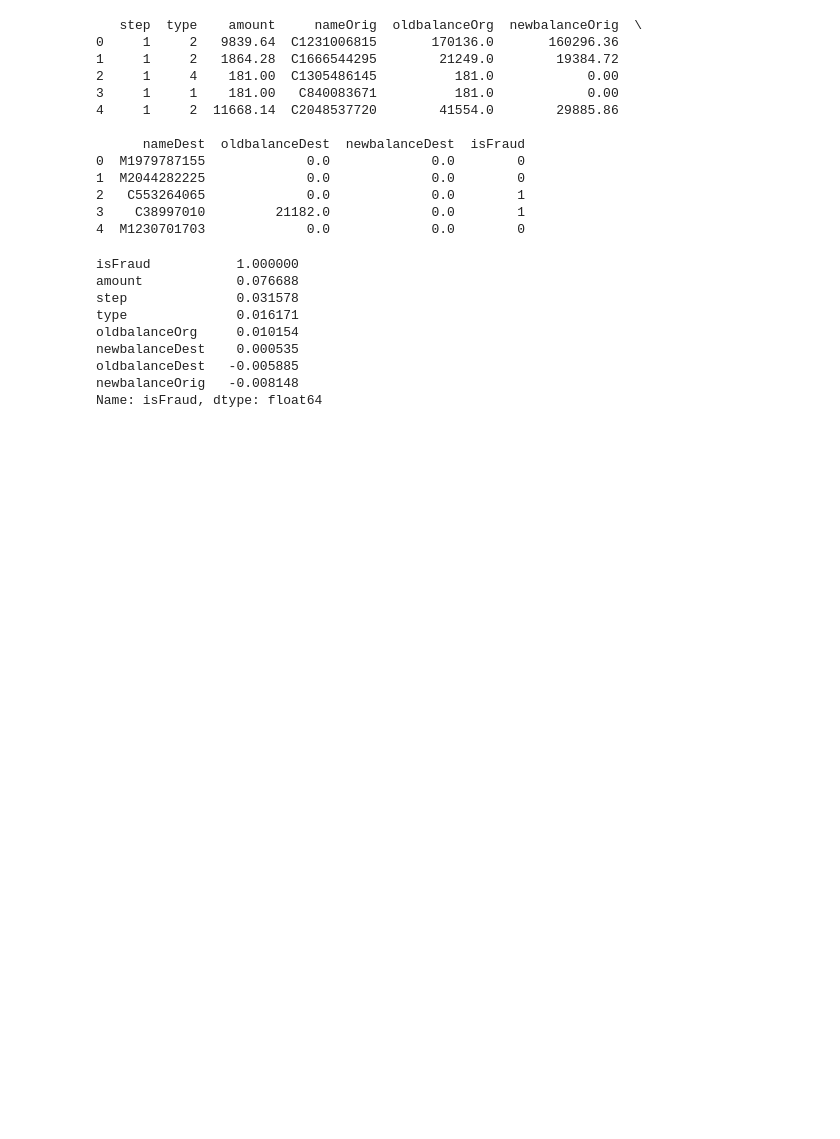
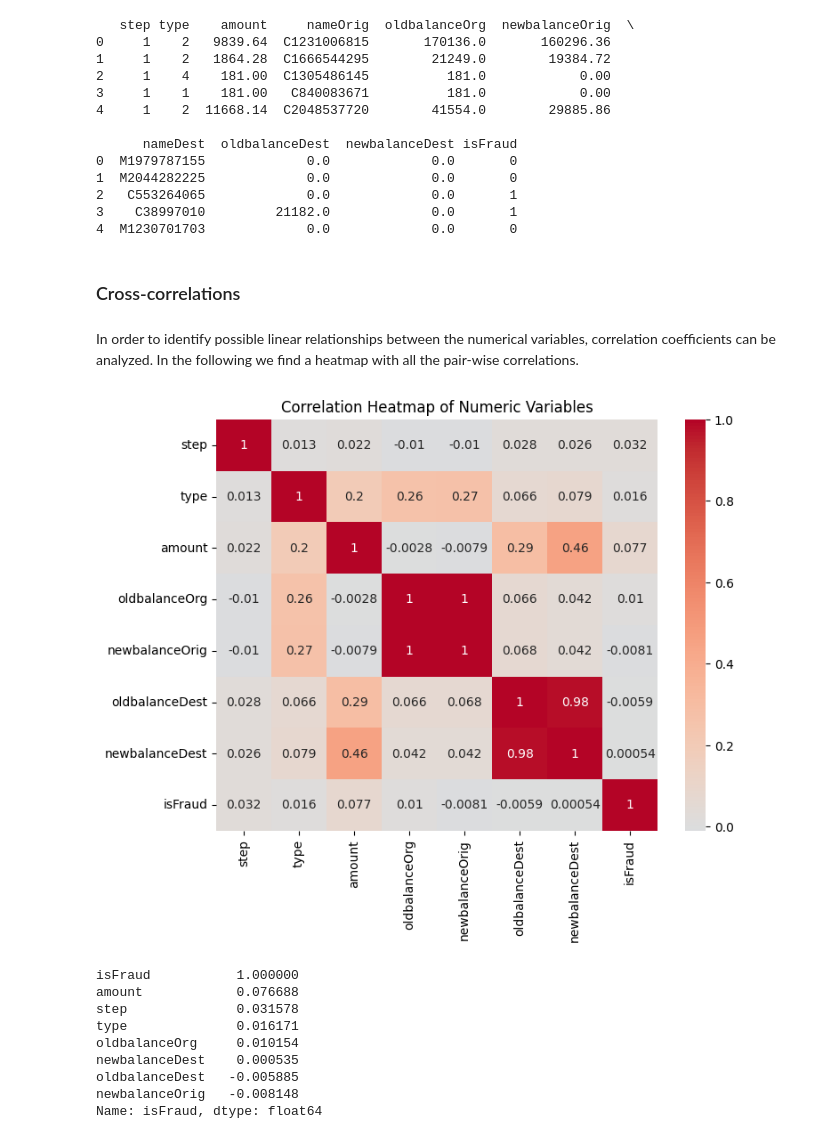
Before and after one commit to Matias-Barcelo/Project-II, a Jupyter notebook: leire.ipynb, the cells around one changed output. Saved outputs shown, nothing was run; the diff lists cells and outputs as text; code cells hidden in the pictures; blank space fills up the shorter version.

```diff
--- a/leire.ipynb
+++ b/leire.ipynb
@@ -102,3 +261,21 @@ print(data.head())
+# %% [markdown]
+### Cross-correlations
+# %% [markdown]
+In order to identify possible linear relationships between the numerical variables, correlation coefficients can be analyzed. In the following we find a heatmap with all the pair-wise correlations.
+# %%
+import matplotlib.pyplot as plt
+import seaborn as sns
+
+# Compute the correlation matrix
+correlation = data.iloc[:,[0,1,2,4,5,7,8,9]].corr()
+
+# Create a heatmap of the correlation matrix
+plt.figure(figsize=(8, 6))
+sns.heatmap(correlation, annot=True, cmap='coolwarm', center=0)
+plt.title('Correlation Heatmap of Numeric Variables')
+plt.show()
+# %% [output]
+[figure, added]
 # %%
 # Checking correlation
 correlation = data.iloc[:,[0,1,2,4,5,7,8,9]].corr()
```
Also changed, not shown: parts of 23 cells of this notebook.
